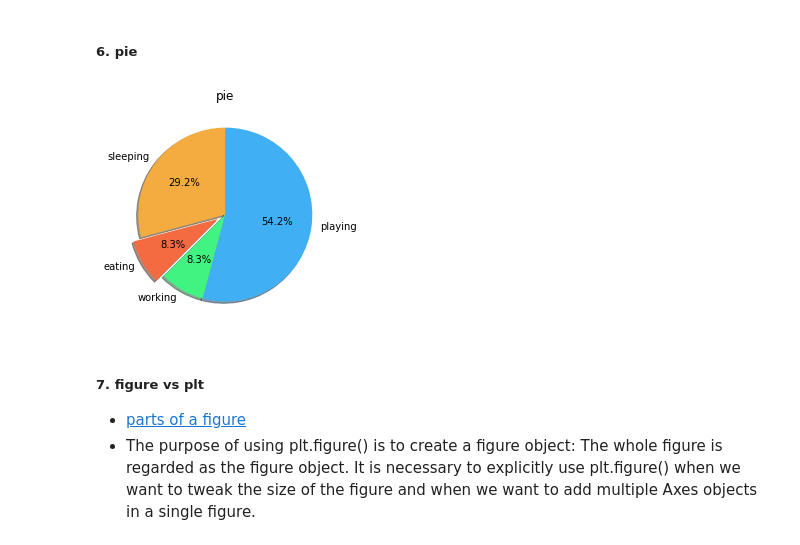
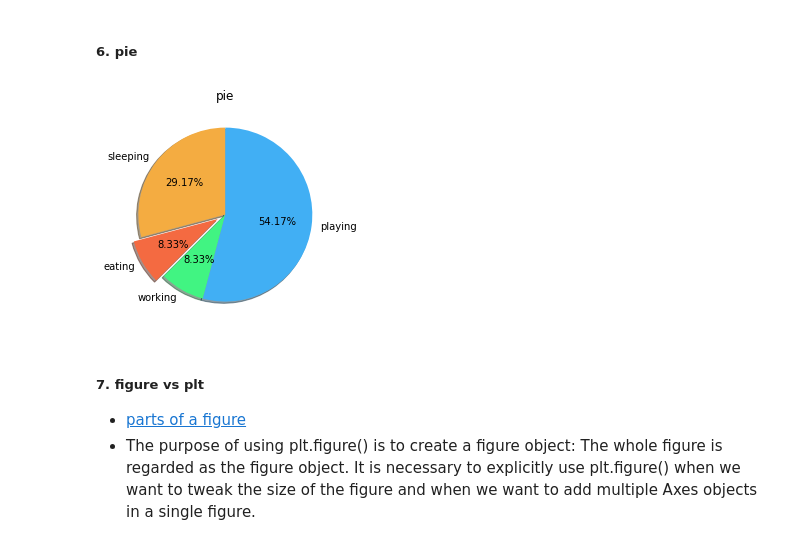
Before and after one commit to aalza02/ippp-ta, a Jupyter notebook: week6/ippp-week6.ipynb, the cells around one changed output. Cells and saved outputs as stored; diff of their text form; code cells hidden in the pictures.

```diff
--- a/week6/ippp-week6.ipynb
+++ b/week6/ippp-week6.ipynb
@@ -142,26 +146,26 @@ plt.show()
 # %%
 slices = [7, 2, 2, 13]
 activities = ["sleeping", "eating", "working", "playing"]
 cols = ["#f4ac41",
         "#f46a41",
         "#41f482",
         "#41aff4"]
 
 # colors here
 # start at which angle - counterclockwise
 # explode - counterclockwise
 plt.pie(slices, labels=activities,
         colors=cols, startangle=90,
        shadow=True, explode=(0, 0.1, 0, 0),
-       autopct="%.1f%%")
+       autopct="%.2f%%")
 
 # (%) .digits (f%%)
 #
 
 plt.title("pie")
 plt.show()
 # %% [output]
-[figure, old version]
+[figure, new version]
 # %% [markdown]
 ##### 7. figure vs plt
 - [parts of a figure](https://matplotlib.org/faq/usage_faq.html#parts-of-a-figure)
```
Also changed, not shown: parts of 4 cells of this notebook, 8 other files.
